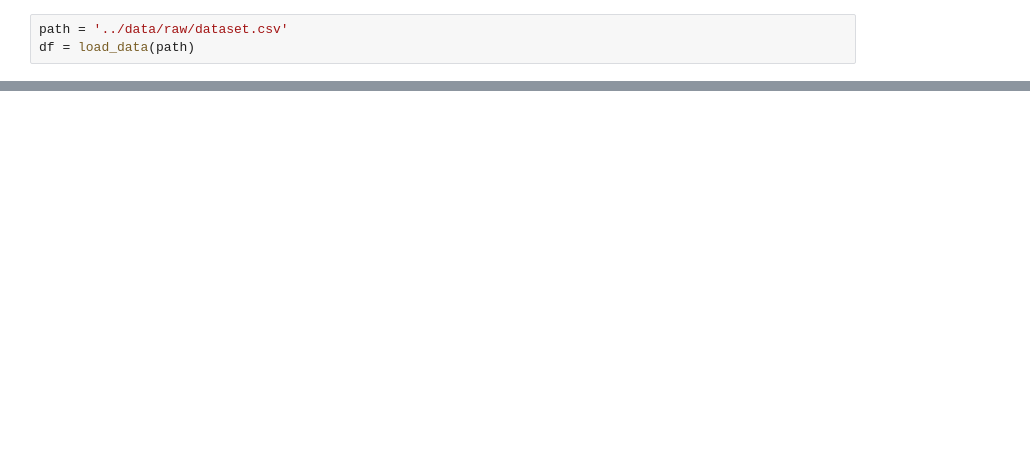
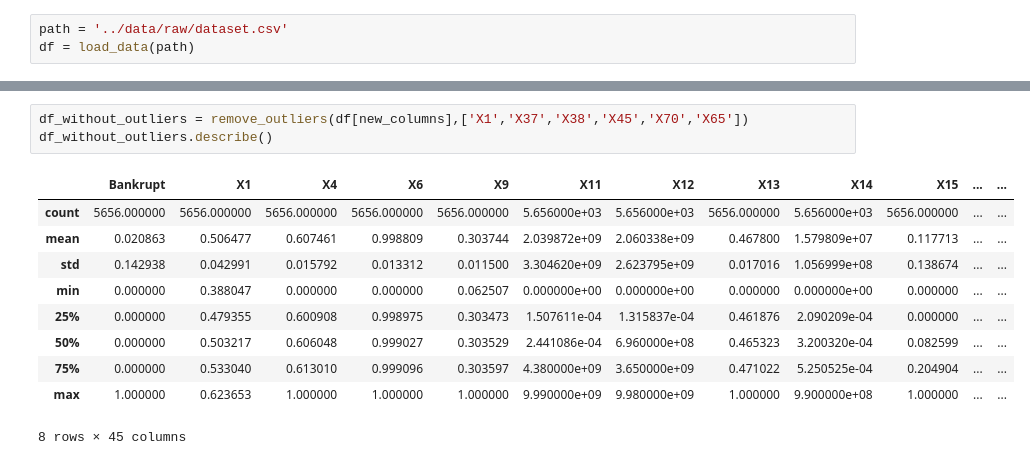
Before and after one commit to jqbpoz/Bankruptcy-Prediction, a Jupyter notebook: notebooks/1.0-initial-data-overview.ipynb, the cells around one changed output, grey strips where cells are left out. Saved outputs shown, nothing was run; the diff lists cells and outputs as text; blank space fills up the shorter version.

```diff
--- a/notebooks/1.0-initial-data-overview.ipynb
+++ b/notebooks/1.0-initial-data-overview.ipynb
@@ -157,0 +245,14 @@ print(f"Unique Features:{unique},\ntotal:{len(unique)}")
+# %%
+df_without_outliers = remove_outliers(df[new_columns],['X1','X37','X38','X45','X70','X65'])
+df_without_outliers.describe()
+# %% [output]
+|  | Bankrupt | X1 | X4 | X6 | X9 | X11 | X12 | X13 | X14 | X15 | ... | ... |
+| count | 5656.000000 | 5656.000000 | 5656.000000 | 5656.000000 | 5656.000000 | 5.656000e+03 | 5.656000e+03 | 5656.000000 | 5.656000e+03 | 5656.000000 | ... | ... |
+| mean | 0.020863 | 0.506477 | 0.607461 | 0.998809 | 0.303744 | 2.039872e+09 | 2.060338e+09 | 0.467800 | 1.579809e+07 | 0.117713 | ... | ... |
+| std | 0.142938 | 0.042991 | 0.015792 | 0.013312 | 0.011500 | 3.304620e+09 | 2.623795e+09 | 0.017016 | 1.056999e+08 | 0.138674 | ... | ... |
+| min | 0.000000 | 0.388047 | 0.000000 | 0.000000 | 0.062507 | 0.000000e+00 | 0.000000e+00 | 0.000000 | 0.000000e+00 | 0.000000 | ... | ... |
+| 25% | 0.000000 | 0.479355 | 0.600908 | 0.998975 | 0.303473 | 1.507611e-04 | 1.315837e-04 | 0.461876 | 2.090209e-04 | 0.000000 | ... | ... |
+| 50% | 0.000000 | 0.503217 | 0.606048 | 0.999027 | 0.303529 | 2.441086e-04 | 6.960000e+08 | 0.465323 | 3.200320e-04 | 0.082599 | ... | ... |
+| 75% | 0.000000 | 0.533040 | 0.613010 | 0.999096 | 0.303597 | 4.380000e+09 | 3.650000e+09 | 0.471022 | 5.250525e-04 | 0.204904 | ... | ... |
+| max | 1.000000 | 0.623653 | 1.000000 | 1.000000 | 1.000000 | 9.990000e+09 | 9.980000e+09 | 1.000000 | 9.900000e+08 | 1.000000 | ... | ... |
+8 rows × 45 columns
```
Also changed, not shown: parts of 17 cells of this notebook.
